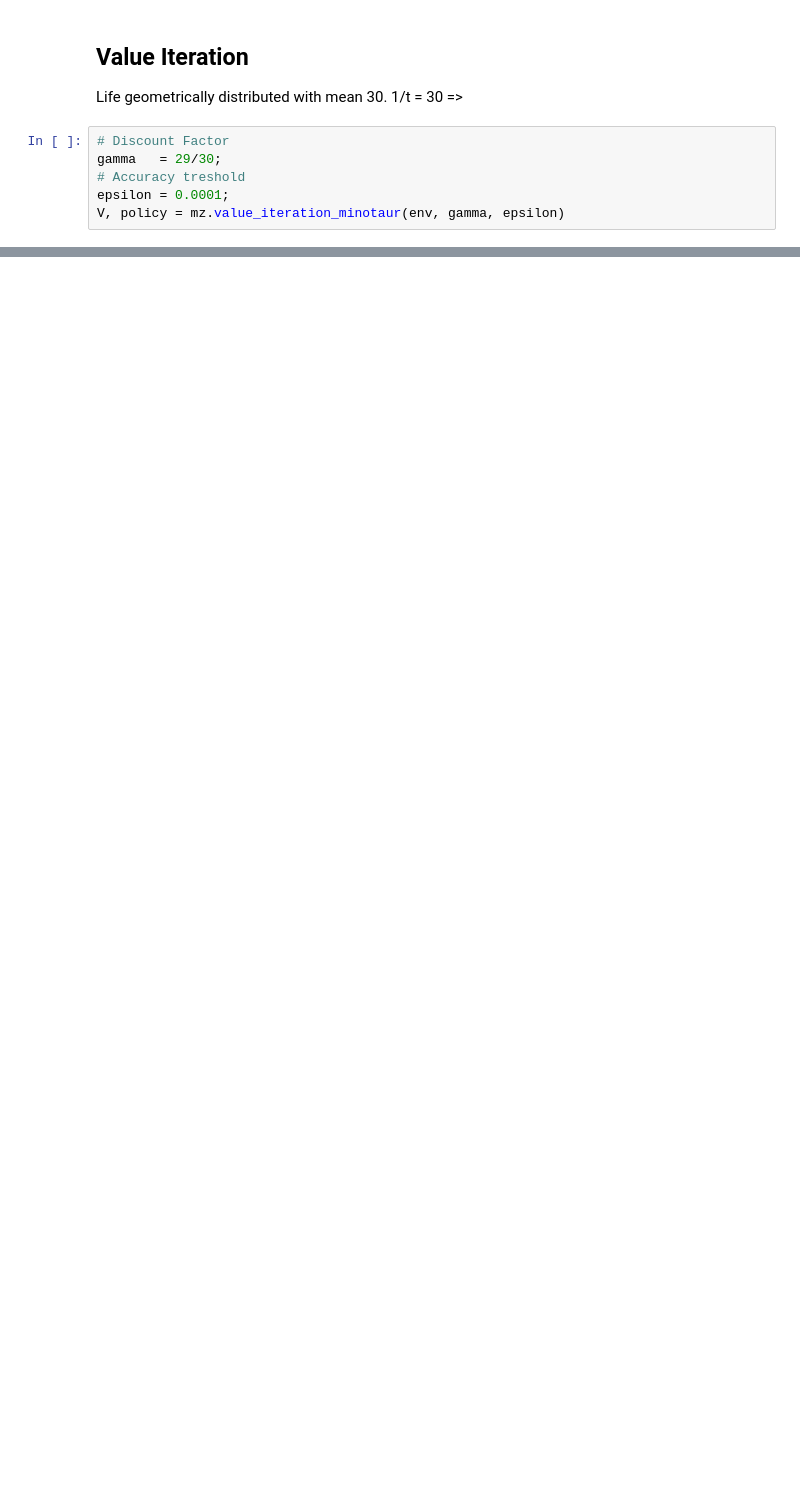
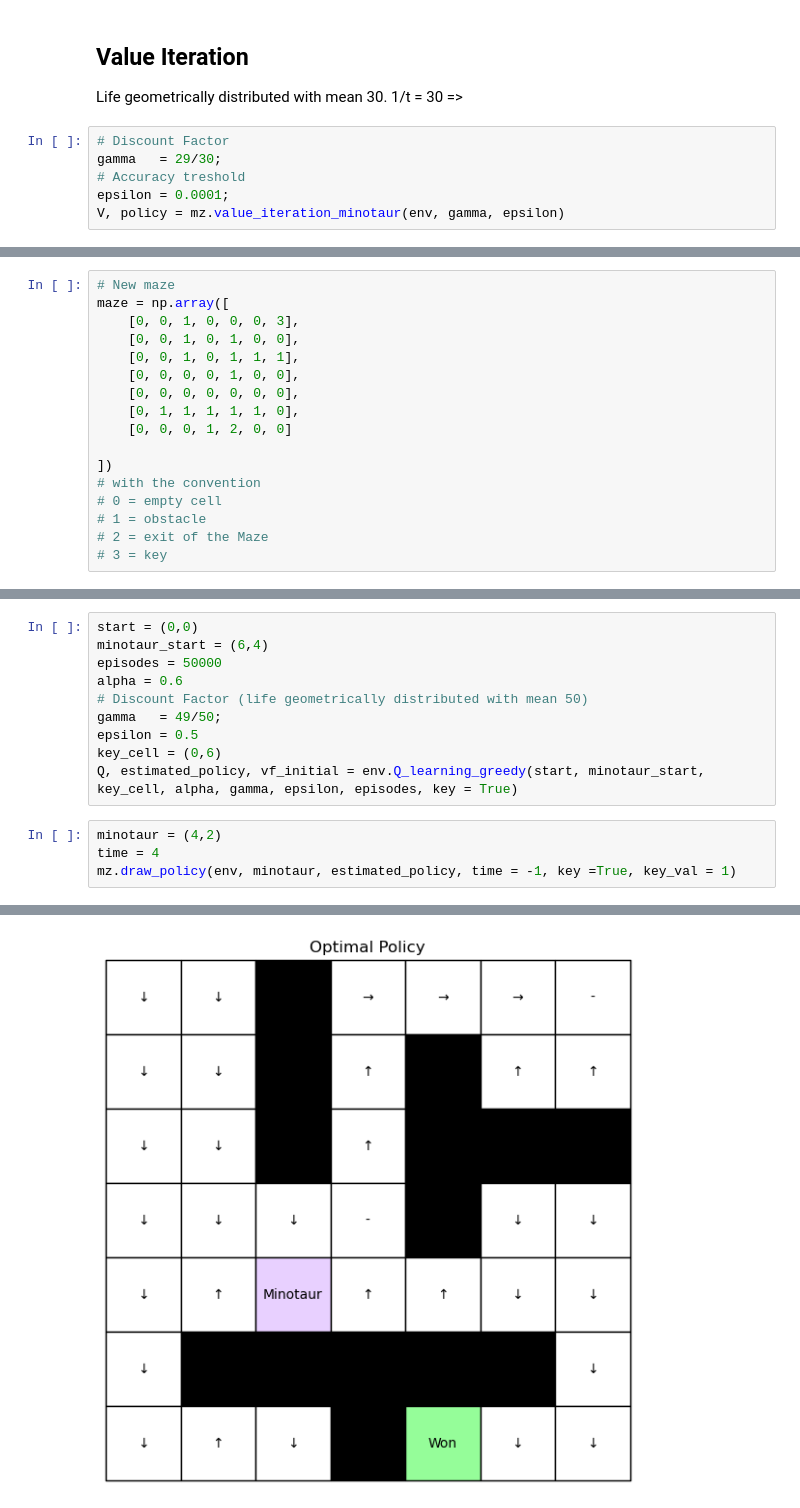
Before and after one commit to citrovin/reinforcement-learning, a Jupyter notebook: lab1/lab1.ipynb, the cells around one changed output, grey strips where cells are left out. Cells and saved outputs as stored; diff of their text form; blank space fills up the shorter version.

```diff
--- a/lab1/lab1.ipynb
+++ b/lab1/lab1.ipynb
@@ -168,0 +231,17 @@ get_probability(start,minotaur_start, policy,method, 10000)
+# %%
+# New maze
+maze = np.array([
+    [0, 0, 1, 0, 0, 0, 3],
+    [0, 0, 1, 0, 1, 0, 0],
+    [0, 0, 1, 0, 1, 1, 1],
+    [0, 0, 0, 0, 1, 0, 0],
+    [0, 0, 0, 0, 0, 0, 0],
+    [0, 1, 1, 1, 1, 1, 0],
+    [0, 0, 0, 1, 2, 0, 0]
+
+])
+# with the convention
+# 0 = empty cell
+# 1 = obstacle
+# 2 = exit of the Maze
+# 3 = key
@@ -168,0 +253,15 @@ get_probability(start,minotaur_start, policy,method, 10000)
+# %%
+start = (0,0)
+minotaur_start = (6,4)
+episodes = 50000
+alpha = 0.6
+# Discount Factor (life geometrically distributed with mean 50)
+gamma   = 49/50;
+epsilon = 0.5
+key_cell = (0,6)
+Q, estimated_policy, vf_initial = env.Q_learning_greedy(start, minotaur_start, key_cell, alpha, gamma, epsilon, episodes, key = True)
+# %%
+minotaur = (4,2)
+time = 4
+mz.draw_policy(env, minotaur, estimated_policy, time = -1, key =True, key_val = 1)
+# %% [output]
@@ -168,0 +269 @@ get_probability(start,minotaur_start, policy,method, 10000)
+[figure, added]
```
Also changed, not shown: parts of 31 cells of this notebook, 1 other file.
